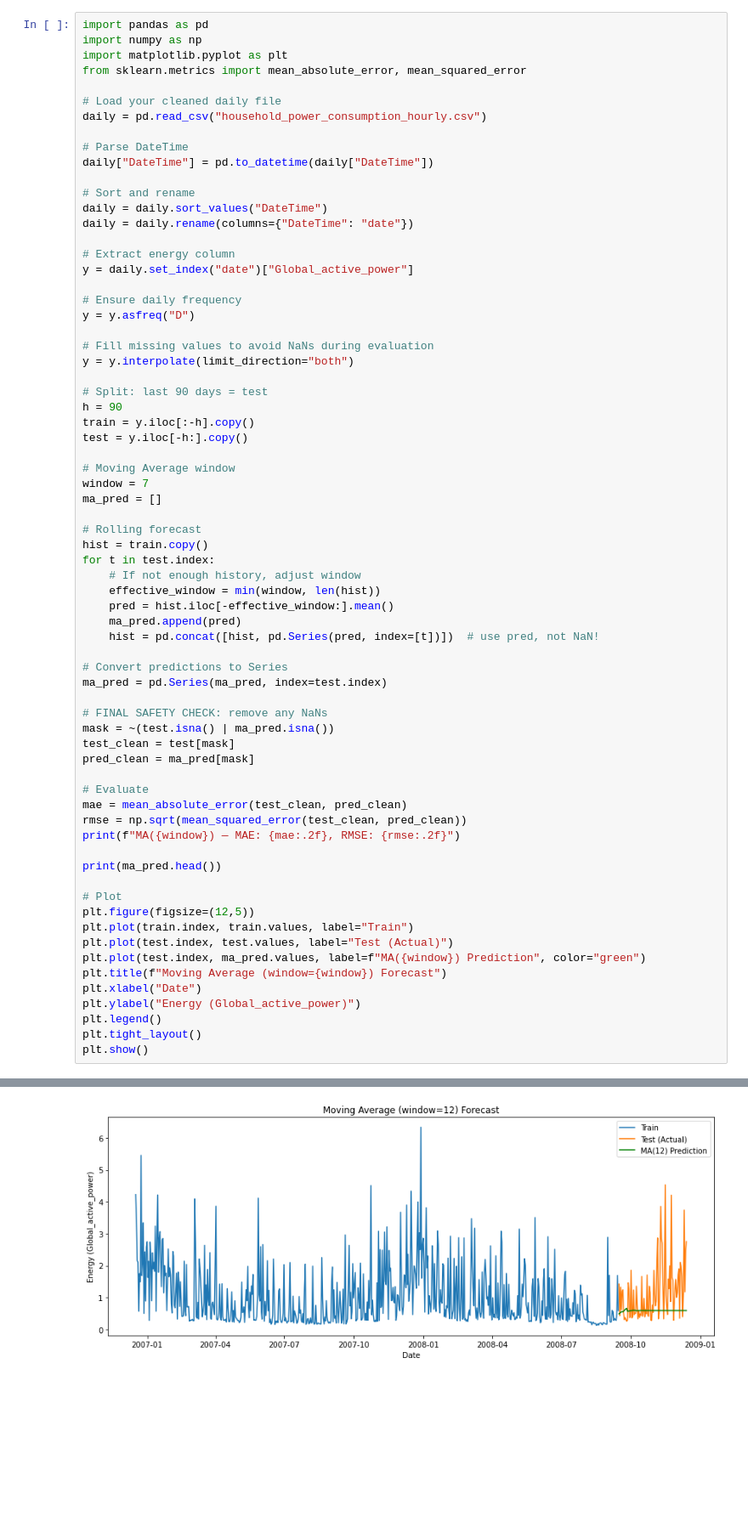
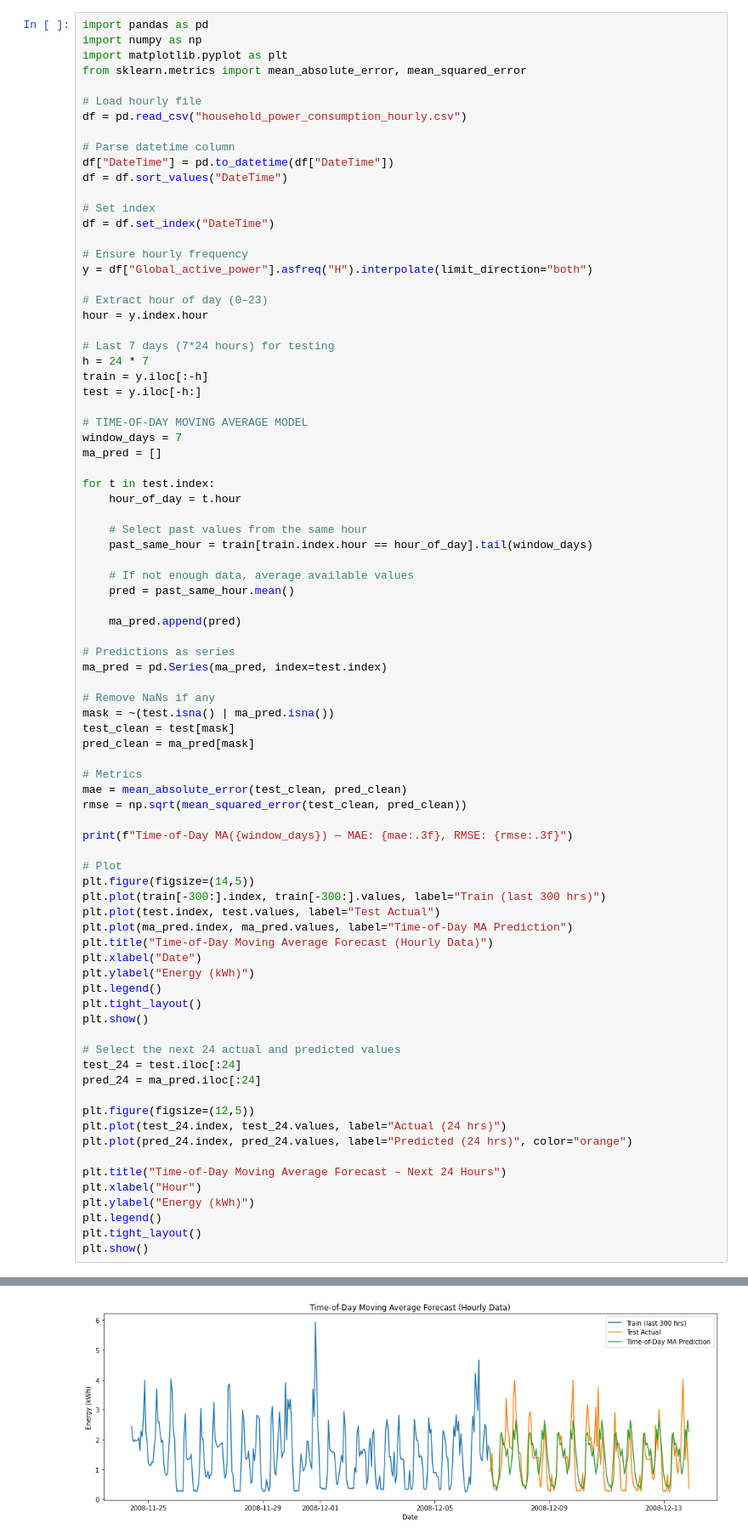
Before and after one commit to VegarHauge/dat540-2025, a Jupyter notebook: model_avrage.ipynb, the cells around one changed output, grey strips where cells are left out. Shown: that part at 85% size. Cells and saved outputs as stored; diff of their text form; blank space fills up the shorter version.

```diff
--- a/model_avrage.ipynb
+++ b/model_avrage.ipynb
@@ -13,67 +4,80 @@ import numpy as np
 import matplotlib.pyplot as plt
 from sklearn.metrics import mean_absolute_error, mean_squared_error
 
-# Load your cleaned daily file
-daily = pd.read_csv("household_power_consumption_hourly.csv")
+# Load hourly file
+df = pd.read_csv("household_power_consumption_hourly.csv")
 
-# Parse DateTime
-daily["DateTime"] = pd.to_datetime(daily["DateTime"])
+# Parse datetime column
+df["DateTime"] = pd.to_datetime(df["DateTime"])
+df = df.sort_values("DateTime")
 
-# Sort and rename
-daily = daily.sort_values("DateTime")
-daily = daily.rename(columns={"DateTime": "date"})
+# Set index
+df = df.set_index("DateTime")
 
-# Extract energy column
-y = daily.set_index("date")["Global_active_power"]
+# Ensure hourly frequency
+y = df["Global_active_power"].asfreq("H").interpolate(limit_direction="both")
 
-# Ensure daily frequency
-y = y.asfreq("D")
+# Extract hour of day (0–23)
+hour = y.index.hour
 
-# Fill missing values to avoid NaNs during evaluation
-y = y.interpolate(limit_direction="both")
+# Last 7 days (7*24 hours) for testing
+h = 24 * 7
+train = y.iloc[:-h]
+test = y.iloc[-h:]
 
-# Split: last 90 days = test
-h = 90
-train = y.iloc[:-h].copy()
-test = y.iloc[-h:].copy()
-
-# Moving Average window
-window = 7
+# TIME-OF-DAY MOVING AVERAGE MODEL
+window_days = 7
 ma_pred = []
 
-# Rolling forecast
-hist = train.copy()
 for t in test.index:
-    # If not enough history, adjust window
-    effective_window = min(window, len(hist))
-    pred = hist.iloc[-effective_window:].mean()
+    hour_of_day = t.hour
+
+    # Select past values from the same hour
+    past_same_hour = train[train.index.hour == hour_of_day].tail(window_days)
+
+    # If not enough data, average available values
+    pred = past_same_hour.mean()
+
     ma_pred.append(pred)
-    hist = pd.concat([hist, pd.Series(pred, index=[t])])  # use pred, not NaN!
 
-# Convert predictions to Series
+# Predictions as series
 ma_pred = pd.Series(ma_pred, index=test.index)
 
-# FINAL SAFETY CHECK: remove any NaNs
+# Remove NaNs if any
 mask = ~(test.isna() | ma_pred.isna())
 test_clean = test[mask]
 pred_clean = ma_pred[mask]
 
-# Evaluate
+# Metrics
 mae = mean_absolute_error(test_clean, pred_clean)
 rmse = np.sqrt(mean_squared_error(test_clean, pred_clean))
-print(f"MA({window}) — MAE: {mae:.2f}, RMSE: {rmse:.2f}")
 
-print(ma_pred.head())
+print(f"Time-of-Day MA({window_days}) — MAE: {mae:.3f}, RMSE: {rmse:.3f}")
 
 # Plot
-plt.figure(figsize=(12,5))
-plt.plot(train.index, train.values, label="Train")
-plt.plot(test.index, test.values, label="Test (Actual)")
-plt.plot(test.index, ma_pred.values, label=f"MA({window}) Prediction", color="green")
-plt.title(f"Moving Average (window={window}) Forecast")
+plt.figure(figsize=(14,5))
+plt.plot(train[-300:].index, train[-300:].values, label="Train (last 300 hrs)")
+plt.plot(test.index, test.values, label="Test Actual")
+plt.plot(ma_pred.index, ma_pred.values, label="Time-of-Day MA Prediction")
+plt.title("Time-of-Day Moving Average Forecast (Hourly Data)")
 plt.xlabel("Date")
-plt.ylabel("Energy (Global_active_power)")
+plt.ylabel("Energy (kWh)")
 plt.legend()
 plt.tight_layout()
 plt.show()
+
+# Select the next 24 actual and predicted values
+test_24 = test.iloc[:24]
+pred_24 = ma_pred.iloc[:24]
+
+plt.figure(figsize=(12,5))
+plt.plot(test_24.index, test_24.values, label="Actual (24 hrs)")
+plt.plot(pred_24.index, pred_24.values, label="Predicted (24 hrs)", color="orange")
+
+plt.title("Time-of-Day Moving Average Forecast – Next 24 Hours")
+plt.xlabel("Hour")
+plt.ylabel("Energy (kWh)")
+plt.legend()
+plt.tight_layout()
+plt.show()
 # %% [output]
@@ -88 +85 @@ Freq: D, dtype: float64
-[figure, old version]
+[figure, new version]
```
Also changed, not shown: parts of 2 cells of this notebook.
